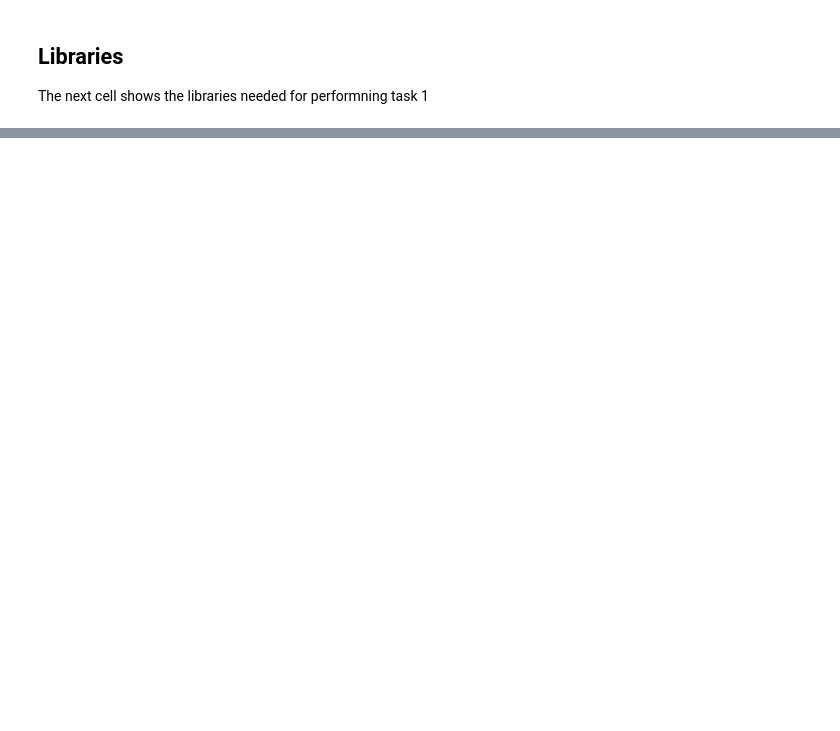
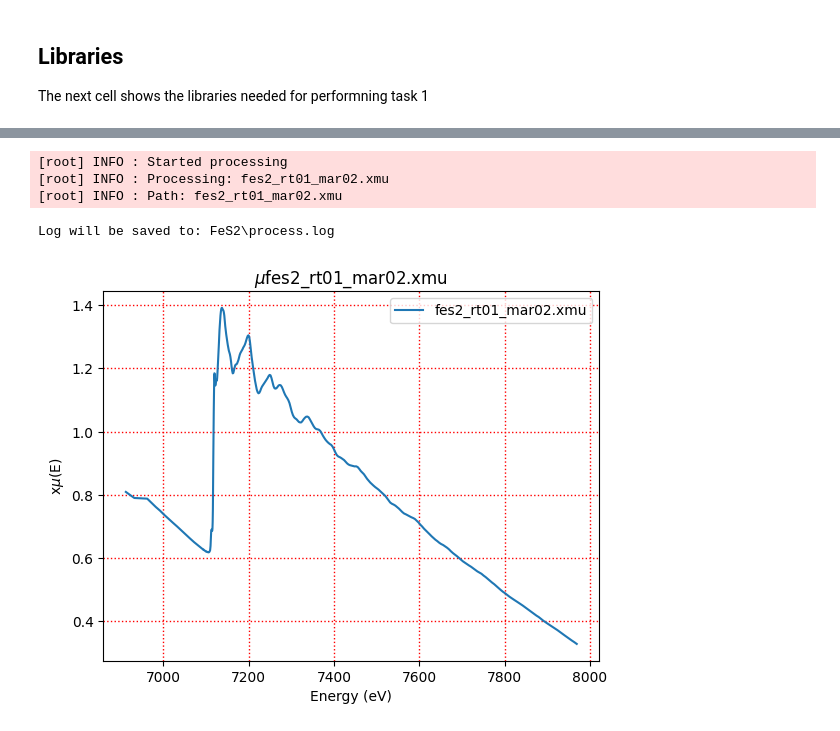
Before and after one commit to UK-Catalysis-Hub/XAS-Workflow-Demo, a Jupyter notebook: larch_workflow/FeS_example.ipynb, the cells around one changed output, grey strips where cells are left out. Cells and saved outputs as stored; diff of their text form; code cells hidden in the pictures; blank space fills up the shorter version.

```diff
--- a/larch_workflow/FeS_example.ipynb
+++ b/larch_workflow/FeS_example.ipynb
@@ -119,9 +80,6 @@ The variables in the next cell are the processing values that indicate where to
 # variables that can be changed to process different datasets
 data_path = "./"
 
-file_pattern = "*.xmu"
+file_name = "fes2_rt01_mar02.xmu"
 f_prefix = "FeS2"
 column_labels = "energy mu i0"
-
-top_count = 40
-show_graph = True # False to prevent showing graphs
@@ -201,0 +94,24 @@ True
+# %%
+# start processing createa an output dir and sets the logger
+source_path, out_path = athenamgr.files_setup(f_prefix, data_path)
+
+a_file =Path(source_path, file_name)
+
+xas_data = {}
+
+f_suffix = str(1).zfill(2)
+p_name = f_prefix+f_suffix
+p_path = Path(out_path , p_name + ".prj")
+
+# read the data into xas data
+xas_data = athenamgr.read_text(a_file, column_labels)
+
+# show the data that was read from the file
+plt = athenamgr.plot_mu(xas_data)
+plt.show()
+# %% [output]
+[root] INFO : Started processing
+[root] INFO : Processing: fes2_rt01_mar02.xmu
+[root] INFO : Path: fes2_rt01_mar02.xmu
+Log will be saved to: FeS2\process.log
+[figure, added]
```
Also changed, not shown: parts of 36 cells of this notebook, 11 other files.
